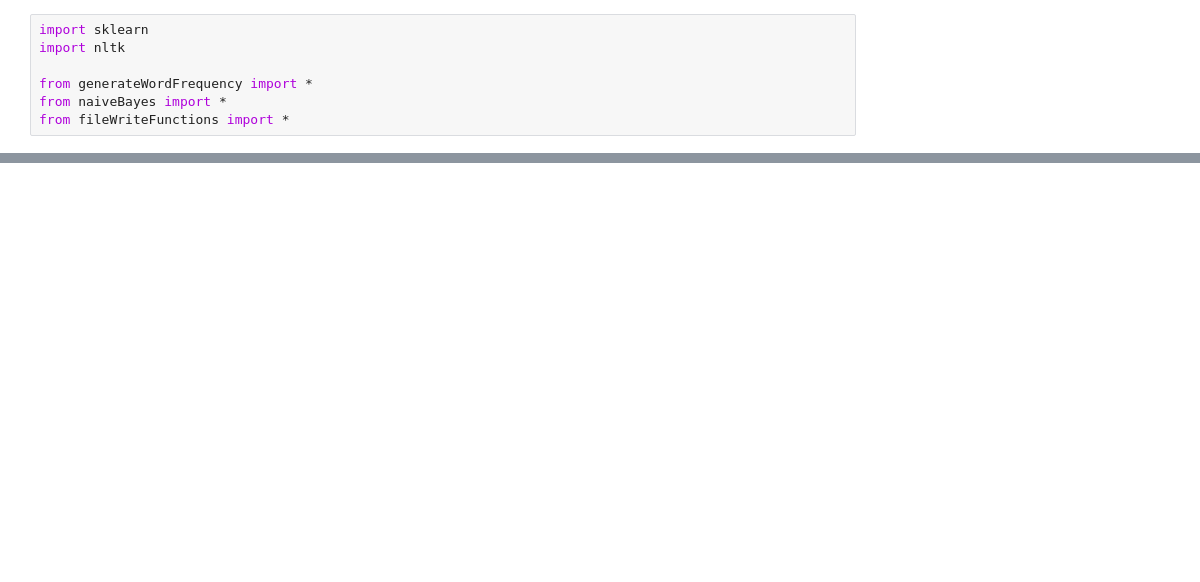
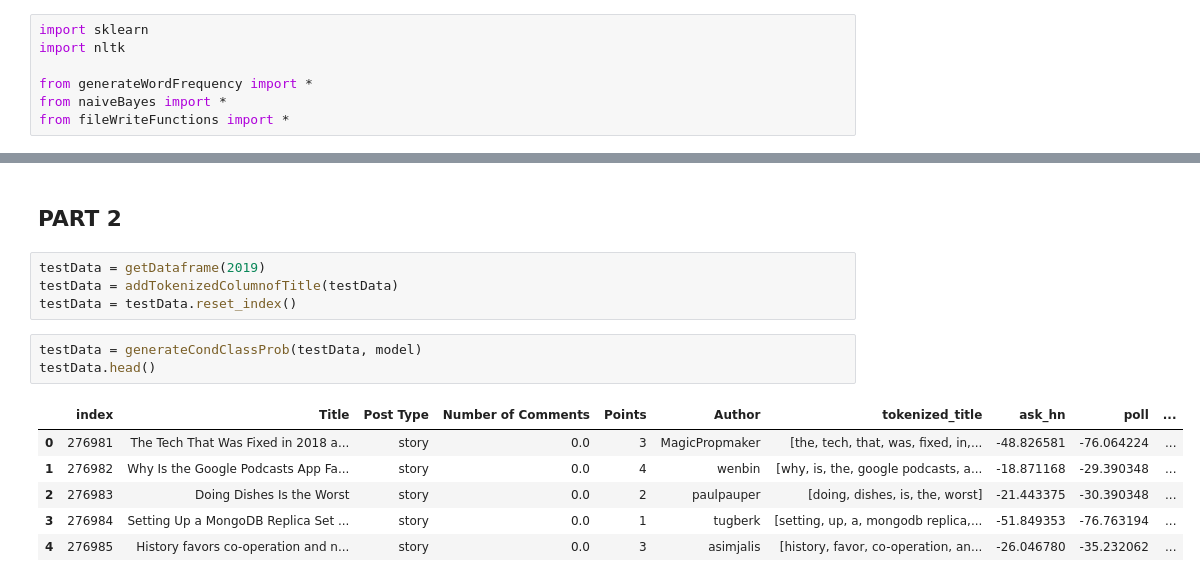
Before and after one commit to naitikbhise/COMP6721-2, a Jupyter notebook: Basique_analyse.ipynb, the cells around one changed output, grey strips where cells are left out. Cells and saved outputs as stored; diff of their text form; blank space fills up the shorter version.

```diff
--- a/Basique_analyse.ipynb
+++ b/Basique_analyse.ipynb
@@ -37,0 +75,16 @@ accuracy = check[True]/(check[True]+check[False])
+# %% [markdown]
+## PART 2
+# %%
+testData = getDataframe(2019)
+testData = addTokenizedColumnofTitle(testData)
+testData = testData.reset_index()
+# %%
+testData = generateCondClassProb(testData, model)
+testData.head()
+# %% [output]
+|  | index | Title | Post Type | Number of Comments | Points | Author | tokenized_title | ask_hn | poll | ... |
+| 0 | 276981 | The Tech That Was Fixed in 2018 a... | story | 0.0 | 3 | MagicPropmaker | [the, tech, that, was, fixed, in,... | -48.826581 | -76.064224 | ... |
+| 1 | 276982 | Why Is the Google Podcasts App Fa... | story | 0.0 | 4 | wenbin | [why, is, the, google podcasts, a... | -18.871168 | -29.390348 | ... |
+| 2 | 276983 | Doing Dishes Is the Worst | story | 0.0 | 2 | paulpauper | [doing, dishes, is, the, worst] | -21.443375 | -30.390348 | ... |
+| 3 | 276984 | Setting Up a MongoDB Replica Set ... | story | 0.0 | 1 | tugberk | [setting, up, a, mongodb replica,... | -51.849353 | -76.763194 | ... |
+| 4 | 276985 | History favors co-operation and n... | story | 0.0 | 3 | asimjalis | [history, favor, co-operation, an... | -26.046780 | -35.232062 | ... |
```
Also changed, not shown: parts of 26 cells of this notebook, 3 other files.
